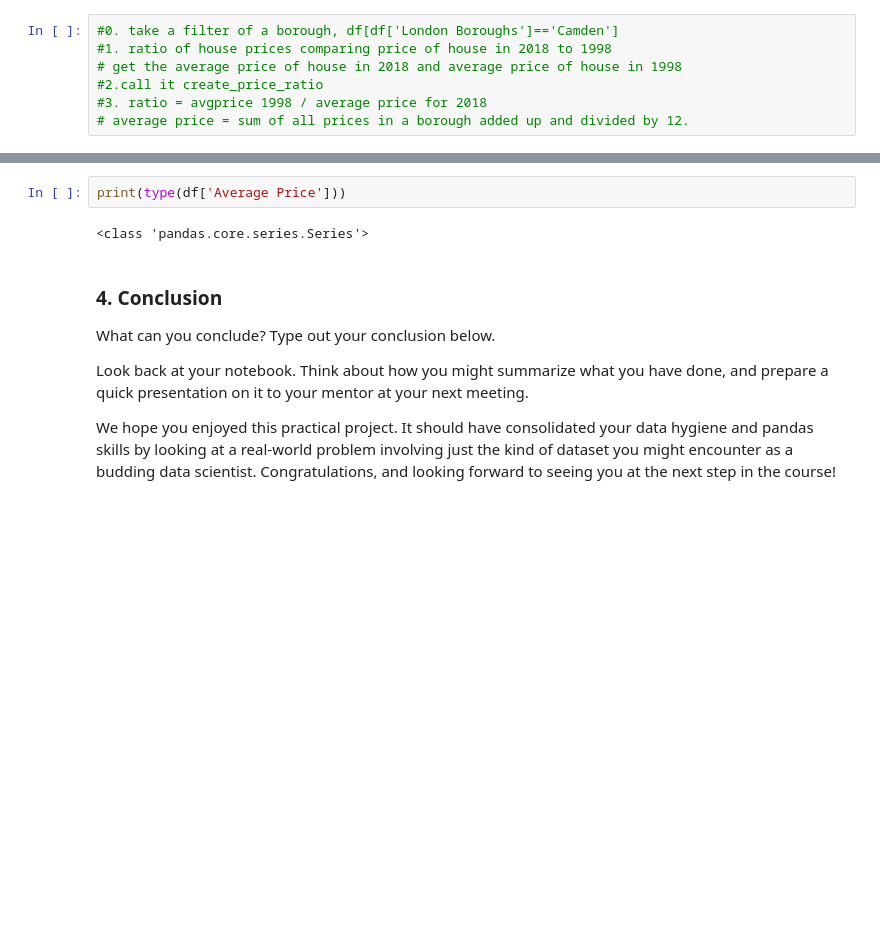
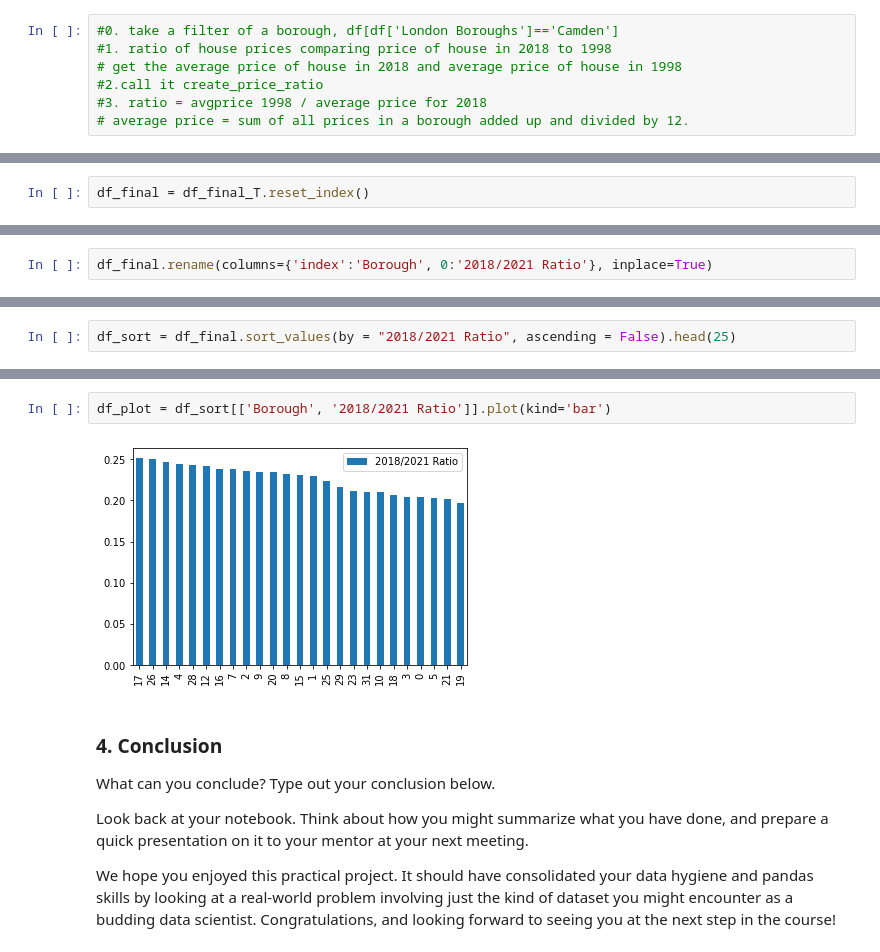
Before and after one commit to Zakir-C/Springboard, a Jupyter notebook: ZakirChoudhuryUnit4Challenge-Tier3.ipynb, the cells around one changed output, grey strips where cells are left out. Drawn from its saved outputs; the diff is of its cells as text; blank space fills up the shorter version.

```diff
--- a/ZakirChoudhuryUnit4Challenge-Tier3.ipynb
+++ b/ZakirChoudhuryUnit4Challenge-Tier3.ipynb
@@ -453,0 +524,2 @@ TypeError: cannot convert the series to <class 'int'>
+# %%
+df_final = df_final_T.reset_index()
@@ -453,0 +535,2 @@ TypeError: cannot convert the series to <class 'int'>
+# %%
+df_final.rename(columns={'index':'Borough', 0:'2018/2021 Ratio'}, inplace=True)
@@ -454 +546,3 @@ TypeError: cannot convert the series to <class 'int'>
+# %%
+df_sort = df_final.sort_values(by = "2018/2021 Ratio", ascending = False).head(25)
 # %%
@@ -458,7 +568,7 @@ print(zas)
-# %%
-print(type(df['Average Price']))
-# %% [output]
-<class 'pandas.core.series.Series'>
+# %%
+df_plot = df_sort[['Borough', '2018/2021 Ratio']].plot(kind='bar')
+# %% [output]
+[figure, added]
 # %% [markdown]
 ### 4. Conclusion
 What can you conclude? Type out your conclusion below.
```
Also changed, not shown: parts of 36 cells of this notebook.
